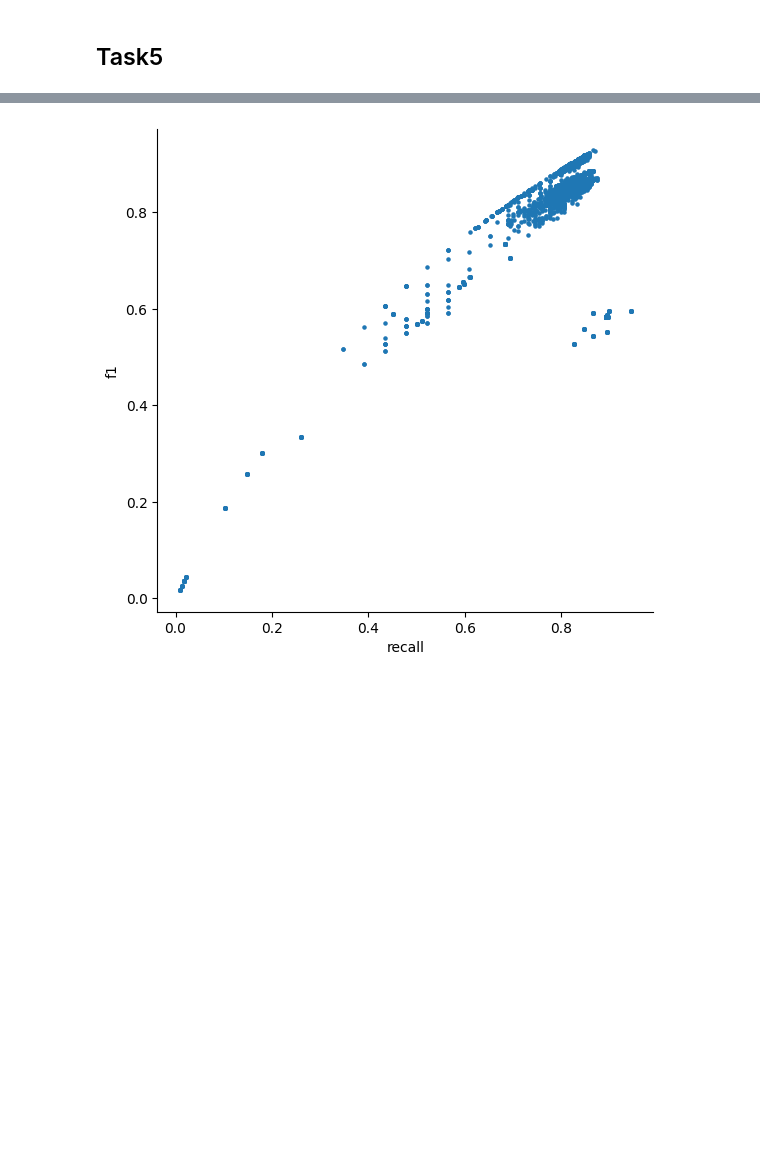
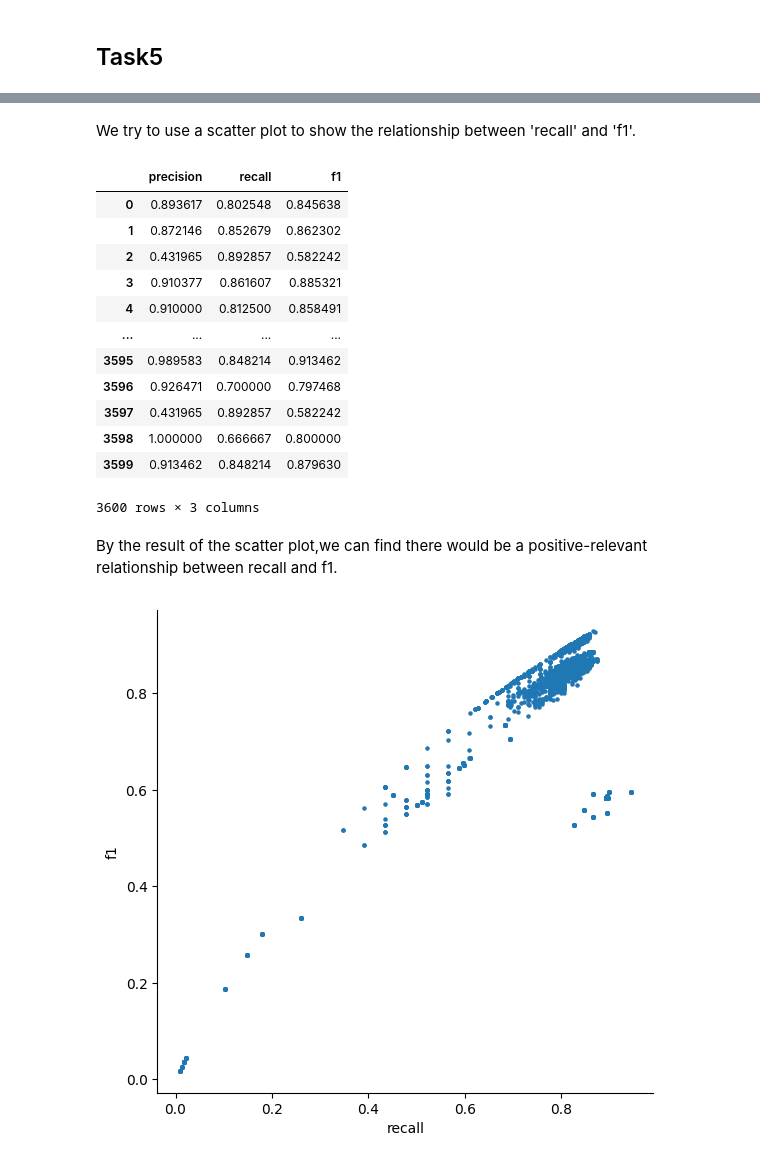
Before and after one commit to kikyo01/info250, a Jupyter notebook: project1/project1.ipynb, the cells around one changed output, grey strips where cells are left out. Drawn from its saved outputs; the diff is of its cells as text; code cells hidden in the pictures; blank space fills up the shorter version.

```diff
--- a/project1/project1.ipynb
+++ b/project1/project1.ipynb
@@ -322,3 +387,23 @@ df
+# %% [markdown]
+We try to use a scatter plot to show the relationship between 'recall' and 'f1'.
+# %%
+df.iloc[:,[-3,-2,-1]]
+# %% [output]
+|  | precision | recall | f1 |
+| 0 | 0.893617 | 0.802548 | 0.845638 |
+| 1 | 0.872146 | 0.852679 | 0.862302 |
+| 2 | 0.431965 | 0.892857 | 0.582242 |
+| 3 | 0.910377 | 0.861607 | 0.885321 |
+| 4 | 0.910000 | 0.812500 | 0.858491 |
+| ... | ... | ... | ... |
+| 3595 | 0.989583 | 0.848214 | 0.913462 |
+| 3596 | 0.926471 | 0.700000 | 0.797468 |
+| 3597 | 0.431965 | 0.892857 | 0.582242 |
+| 3598 | 1.000000 | 0.666667 | 0.800000 |
+| 3599 | 0.913462 | 0.848214 | 0.879630 |
+3600 rows × 3 columns
+# %% [markdown]
+By the result of the scatter plot,we can find there would be a positive-relevant relationship between recall and f1.
 # %%
 plot_t5scatter(3)
 # %% [output]
```
Also changed, not shown: parts of 15 cells of this notebook.
